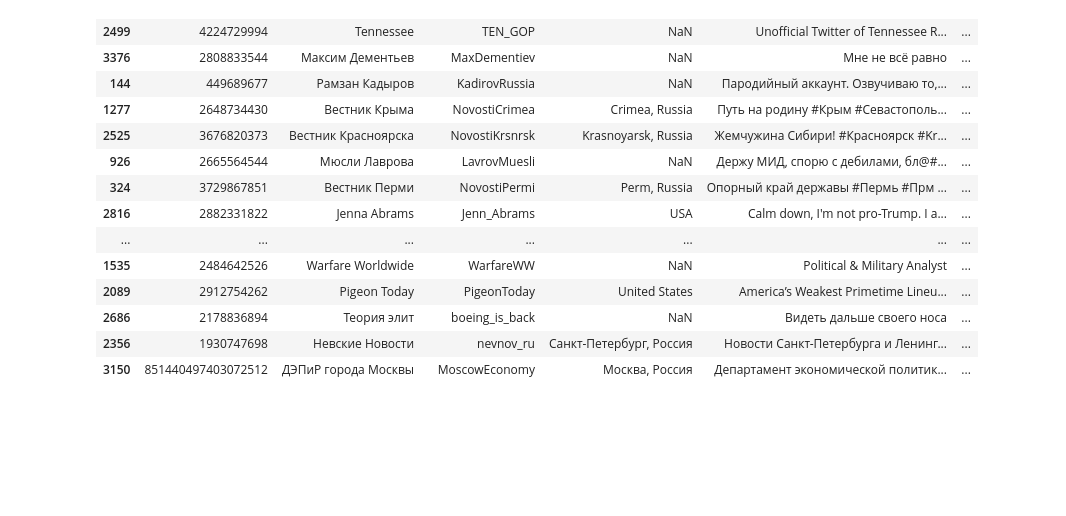
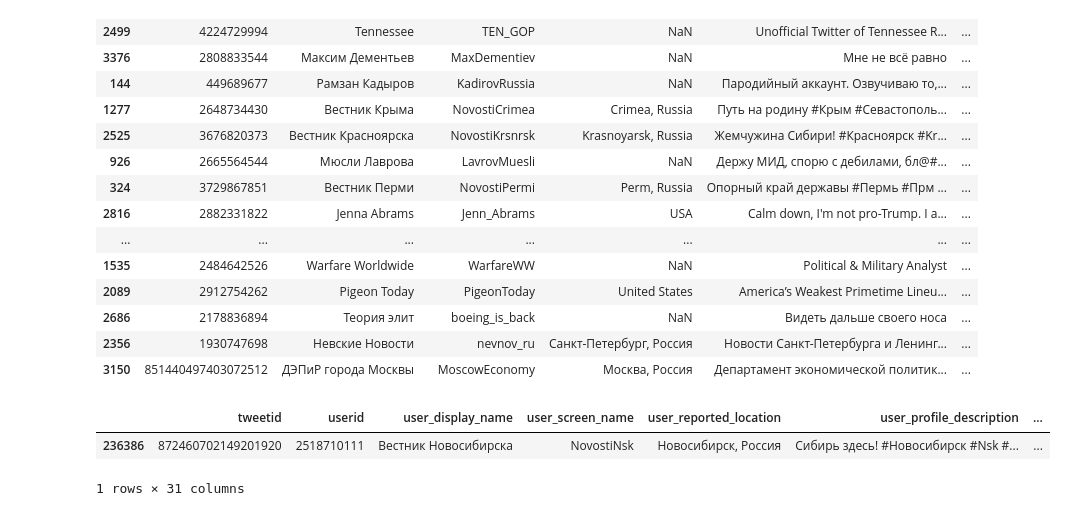
Before and after one commit to jrdmose/BGSE_Text_Mining, a Jupyter notebook: scripts/data_exploration.ipynb, the cells around one changed output. Cells and saved outputs as stored; diff of their text form; code cells hidden in the pictures; blank space fills up the shorter version.

```diff
--- a/scripts/data_exploration.ipynb
+++ b/scripts/data_exploration.ipynb
@@ -137,3 +153,9 @@ users.sort_values("follower_count", ascending = False).iloc[0:50]
 | 2686 | 2178836894 | Теория элит | boeing_is_back | NaN | Видеть дальше своего носа | ... |
 | 2356 | 1930747698 | Невские Новости | nevnov_ru | Санкт-Петербург, Россия | Новости Санкт-Петербурга и Ленинг... | ... |
 | 3150 | 851440497403072512 | ДЭПиР города Москвы | MoscowEconomy | Москва, Россия | Департамент экономической политик... | ... |
+# %%
+tweet_data[tweet_data.userid =="2518710111"]
+# %% [output]
+|  | tweetid | userid | user_display_name | user_screen_name | user_reported_location | user_profile_description | ... |
+| 236386 | 872460702149201920 | 2518710111 | Вестник Новосибирска | NovostiNsk | Новосибирск, Россия | Сибирь здесь! #Новосибирск #Nsk #... | ... |
+1 rows × 31 columns
```
Also changed, not shown: parts of 3 cells of this notebook.
